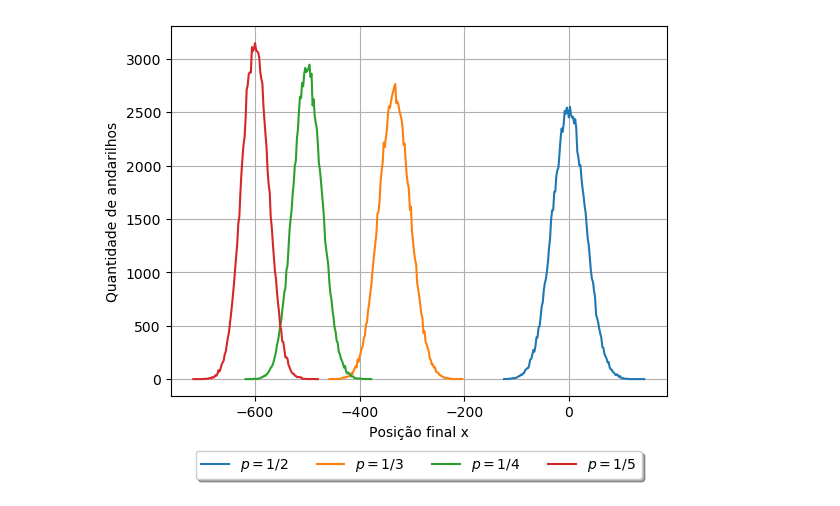
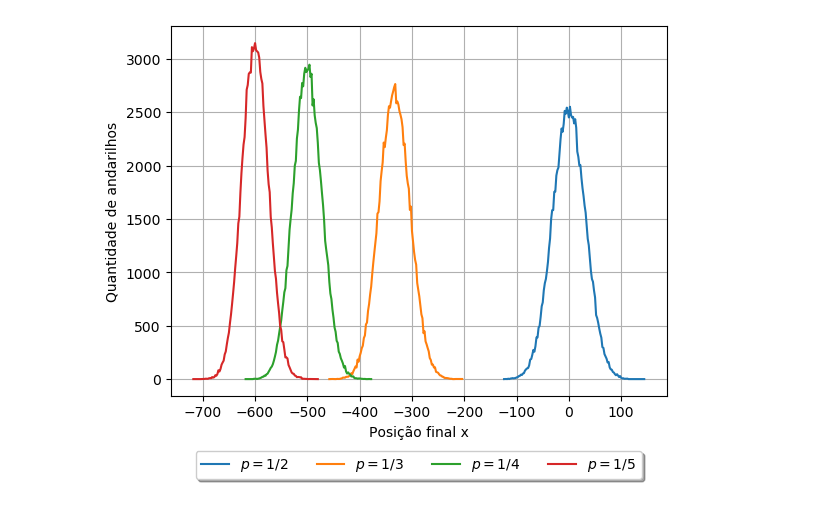
Before and after one commit to brenopelegrin/intro-fiscomp, a Jupyter notebook: projeto-2/tarefa-B/plot.ipynb, the cells around one changed output. Drawn from its saved outputs; the diff is of its cells as text; code cells hidden in the pictures.

```diff
--- a/projeto-2/tarefa-B/plot.ipynb
+++ b/projeto-2/tarefa-B/plot.ipynb
@@ -21,14 +21,15 @@ data4 = readf_xy('saida-b-13687303-hist-p1over5.dat')
 # %%
 f1, ax1 = plt.subplots()
 ax1.plot(data1[:, 0], data1[:, 1], label='$p=1/2$', alpha=1)
 ax1.plot(data2[:, 0], data2[:, 1], label='$p=1/3$', alpha=1)
 ax1.plot(data3[:, 0], data3[:, 1], label='$p=1/4$', alpha=1)
 ax1.plot(data4[:, 0], data4[:, 1], label='$p=1/5$', alpha=1)
 ax1.grid()
 ax1.set_ylabel('Quantidade de andarilhos')
 ax1.set_xlabel('Posição final x')
+ax1.set_xticks(list(range(-700, 200, 100)))
 ax1.legend(loc='upper center', bbox_to_anchor=(0.5, -0.13),
           fancybox=True, shadow=True, ncol=5)
 f1.savefig('./tarefa-b-graf-1-13687303.pdf', format='pdf', dpi=300, bbox_inches='tight')
 # %% [output]
-[figure, old version]
+[figure, new version]
```
Also changed, not shown: 12 other files.
